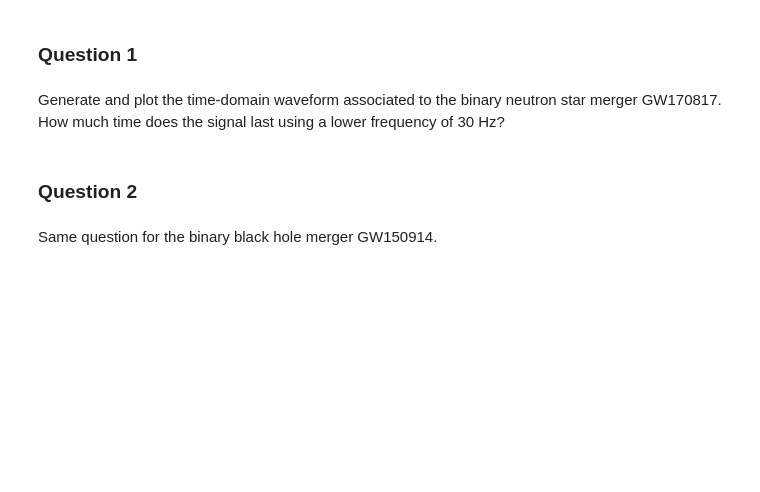
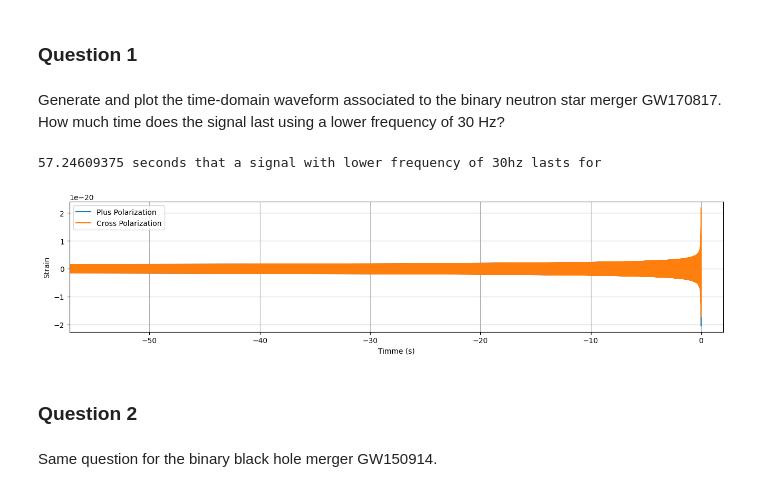
Before and after one commit to jazminphilip/GW-Project, a Jupyter notebook: Tutorials/02_Generating_Waveforms/Tuto_2.1_Generating_waveforms.ipynb, the cells around one changed output. Drawn from its saved outputs; the diff is of its cells as text; code cells hidden in the pictures; blank space fills up the shorter version.

```diff
--- a/Tutorials/02_Generating_Waveforms/Tuto_2.1_Generating_waveforms.ipynb
+++ b/Tutorials/02_Generating_Waveforms/Tuto_2.1_Generating_waveforms.ipynb
@@ -218,6 +218,27 @@ Look up the [GWTC-1](https://gwosc.org/GWTC-1/) catalog page to obtain the estim
 ### Question 1
 # %% [markdown]
 Generate and plot the time-domain waveform associated to the binary neutron star merger GW170817. How much time does the signal last using a lower frequency of 30 Hz?
+# %%
+import numpy as np
+import scipy
+import matplotlib.pyplot as plt
+from pycbc.waveform import get_td_waveform
+
+x = 1.46
+y = 1.27
+hp, hc = figures = get_td_waveform(approximant="IMRPhenomT", mass1 = x , mass2 = y, inclination=0, delta_t=1/2048, f_lower = 30)
+plt.figure(figsize=plt.figaspect(.2))
+plt.plot(hp.sample_times, hp, label = 'Plus Polarization')
+plt.plot(hc.sample_times, hc, label = 'Cross Polarization')
+plt.xlim(hp.sample_times[0],2)
+plt.xlabel('Timme (s)')
+plt.ylabel("Strain")
+plt.legend()
+plt.grid()
+print(f"{hp.sample_times[-1]-hp.sample_times[0]} seconds that a signal with lower frequency of 30hz lasts for")
+# %% [output]
+57.24609375 seconds that a signal with lower frequency of 30hz lasts for
+[figure, added]
 # %% [markdown]
 ### Question 2
 # %% [markdown]
```
Also changed, not shown: parts of 2 cells of this notebook.
